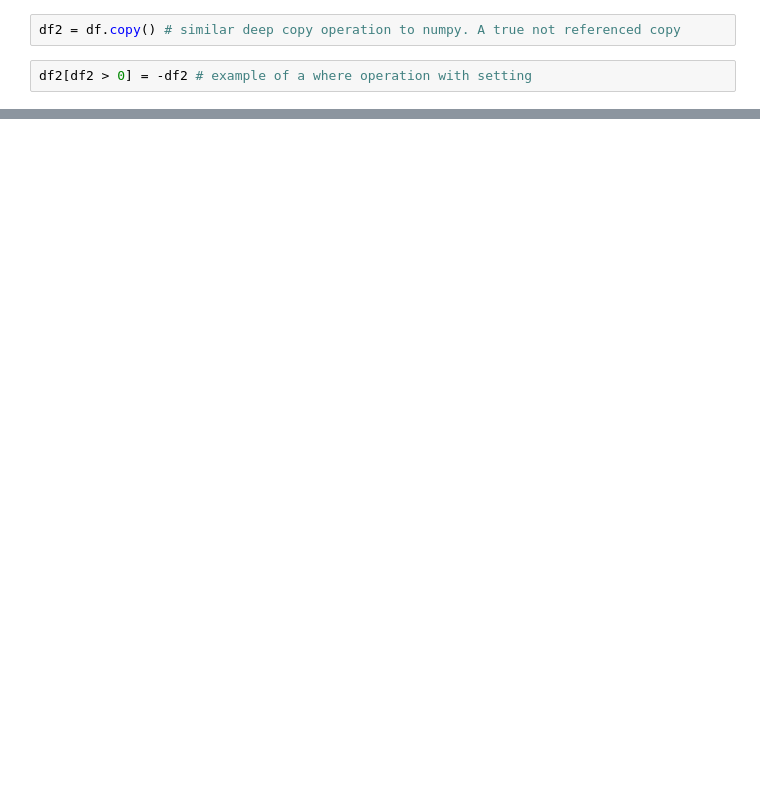
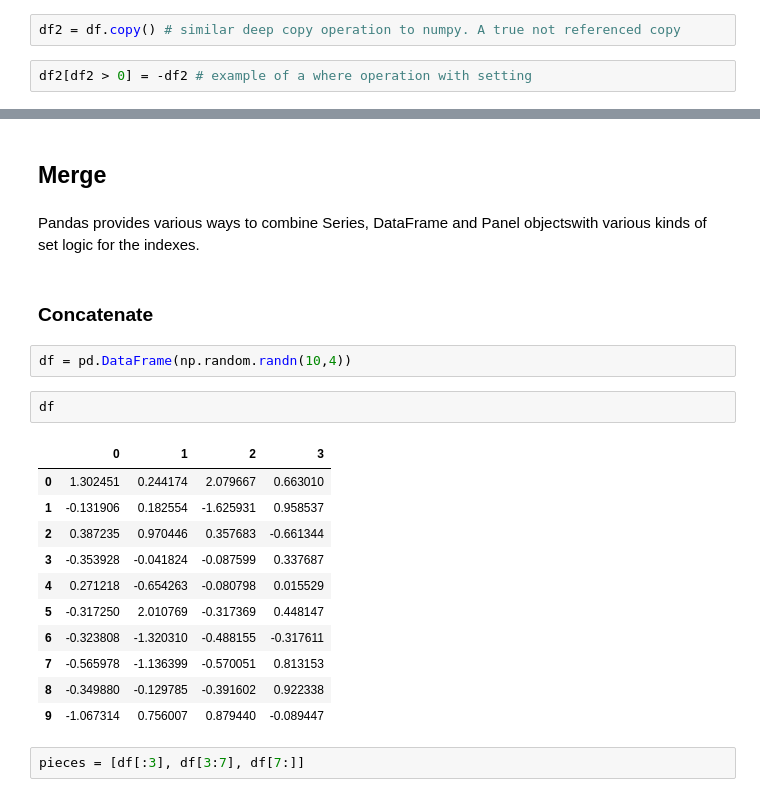
Before and after one commit to mscaudill/Tutorials, a Jupyter notebook: pandas_tutorials/10_min_pandas/10min.ipynb, the cells around one changed output, grey strips where cells are left out. Saved outputs shown, nothing was run; the diff lists cells and outputs as text; blank space fills up the shorter version.

```diff
--- a/pandas_tutorials/10_min_pandas/10min.ipynb
+++ b/pandas_tutorials/10_min_pandas/10min.ipynb
@@ -464,0 +700,24 @@ print df2
+# %% [markdown]
+## Merge
+# %% [markdown]
+Pandas provides various ways to combine Series, DataFrame and Panel objectswith various kinds of set logic for the indexes.
+# %% [markdown]
+### Concatenate
+# %%
+df = pd.DataFrame(np.random.randn(10,4))
+# %%
+df
+# %% [output]
+|  | 0 | 1 | 2 | 3 |
+| 0 | 1.302451 | 0.244174 | 2.079667 | 0.663010 |
+| 1 | -0.131906 | 0.182554 | -1.625931 | 0.958537 |
+| 2 | 0.387235 | 0.970446 | 0.357683 | -0.661344 |
+| 3 | -0.353928 | -0.041824 | -0.087599 | 0.337687 |
+| 4 | 0.271218 | -0.654263 | -0.080798 | 0.015529 |
+| 5 | -0.317250 | 2.010769 | -0.317369 | 0.448147 |
+| 6 | -0.323808 | -1.320310 | -0.488155 | -0.317611 |
+| 7 | -0.565978 | -1.136399 | -0.570051 | 0.813153 |
+| 8 | -0.349880 | -0.129785 | -0.391602 | 0.922338 |
+| 9 | -1.067314 | 0.756007 | 0.879440 | -0.089447 |
+# %%
+pieces = [df[:3], df[3:7], df[7:]]
```
Also changed, not shown: parts of 94 cells of this notebook.
